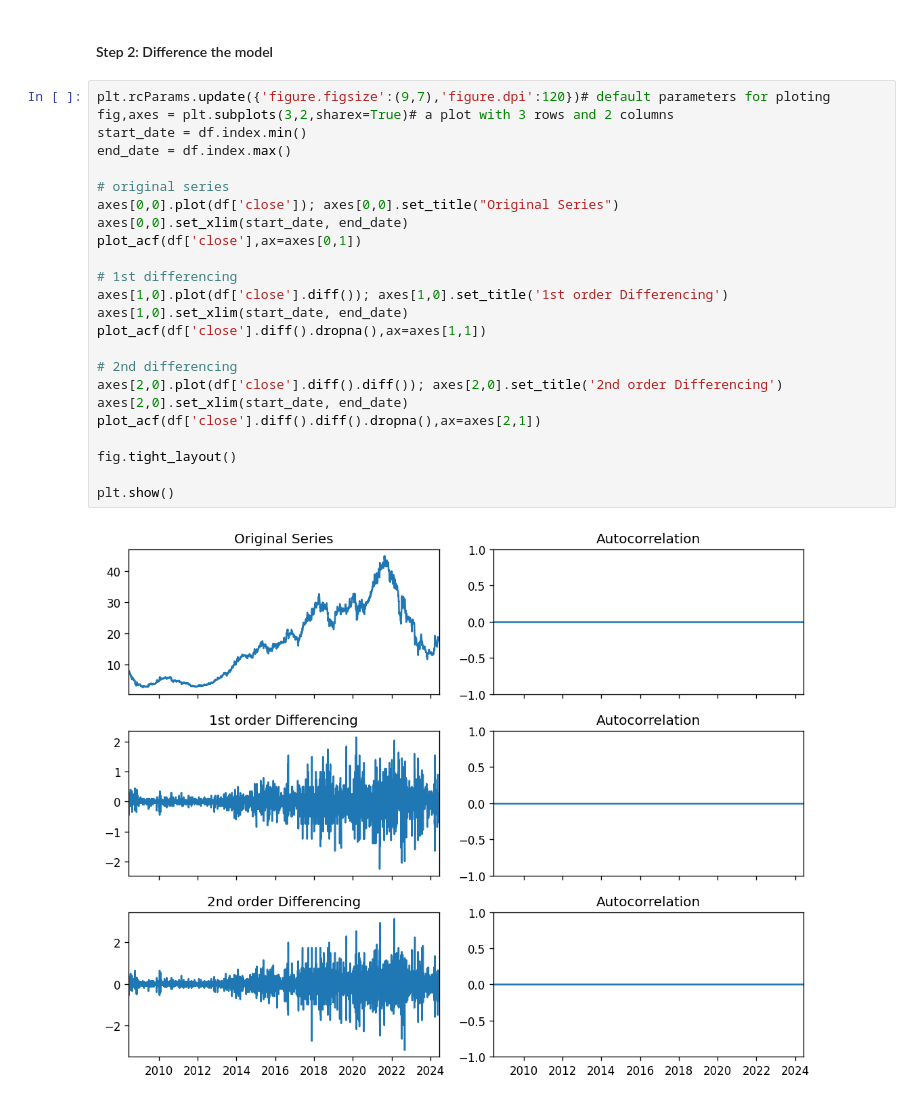
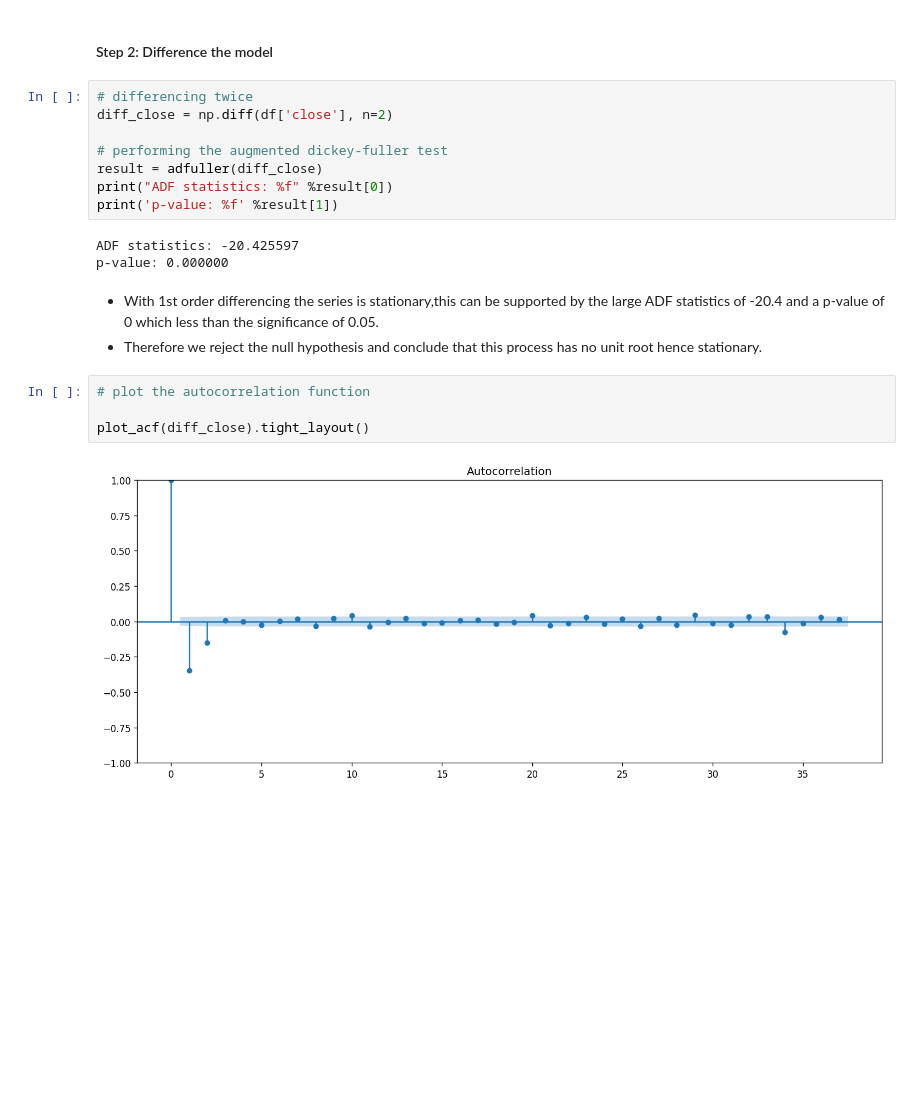
Before and after one commit to Danlof/SCOM_prediction, a Jupyter notebook: stock_prediction.ipynb, the cells around one changed output. Drawn from its saved outputs; the diff is of its cells as text; blank space fills up the shorter version.

```diff
--- a/stock_prediction.ipynb
+++ b/stock_prediction.ipynb
@@ -73,28 +80,22 @@ p-value: 0.848968
 # %% [markdown]
 #### Step 2: Difference the model
-# %%
-plt.rcParams.update({'figure.figsize':(9,7),'figure.dpi':120})# default parameters for ploting
-fig,axes = plt.subplots(3,2,sharex=True)# a plot with 3 rows and 2 columns
-start_date = df.index.min()
-end_date = df.index.max()
-
-# original series
-axes[0,0].plot(df['close']); axes[0,0].set_title("Original Series")
-axes[0,0].set_xlim(start_date, end_date)
-plot_acf(df['close'],ax=axes[0,1])
-
-# 1st differencing
-axes[1,0].plot(df['close'].diff()); axes[1,0].set_title('1st order Differencing')
-axes[1,0].set_xlim(start_date, end_date)
-plot_acf(df['close'].diff().dropna(),ax=axes[1,1])
-
-# 2nd differencing
-axes[2,0].plot(df['close'].diff().diff()); axes[2,0].set_title('2nd order Differencing')
-axes[2,0].set_xlim(start_date, end_date)
-plot_acf(df['close'].diff().diff().dropna(),ax=axes[2,1])
-
-fig.tight_layout()
-
-plt.show()
-# %% [output]
-[figure, removed]
+# %%
+# differencing twice
+diff_close = np.diff(df['close'], n=2)
+
+# performing the augmented dickey-fuller test
+result = adfuller(diff_close)
+print("ADF statistics: %f" %result[0])
+print('p-value: %f' %result[1])
+# %% [output]
+ADF statistics: -20.425597
+p-value: 0.000000
+# %% [markdown]
+- With 1st order differencing the series is stationary,this can be supported by the large ADF statistics of -20.4 and a p-value of 0 which less than the significance of 0.05.
+- Therefore we reject the null hypothesis and conclude that this process has no unit root hence stationary.
+# %%
+# plot the autocorrelation function
+
+plot_acf(diff_close).tight_layout()
+# %% [output]
+[figure, added]
```
Also changed, not shown: parts of 4 cells of this notebook, 1 other file.
